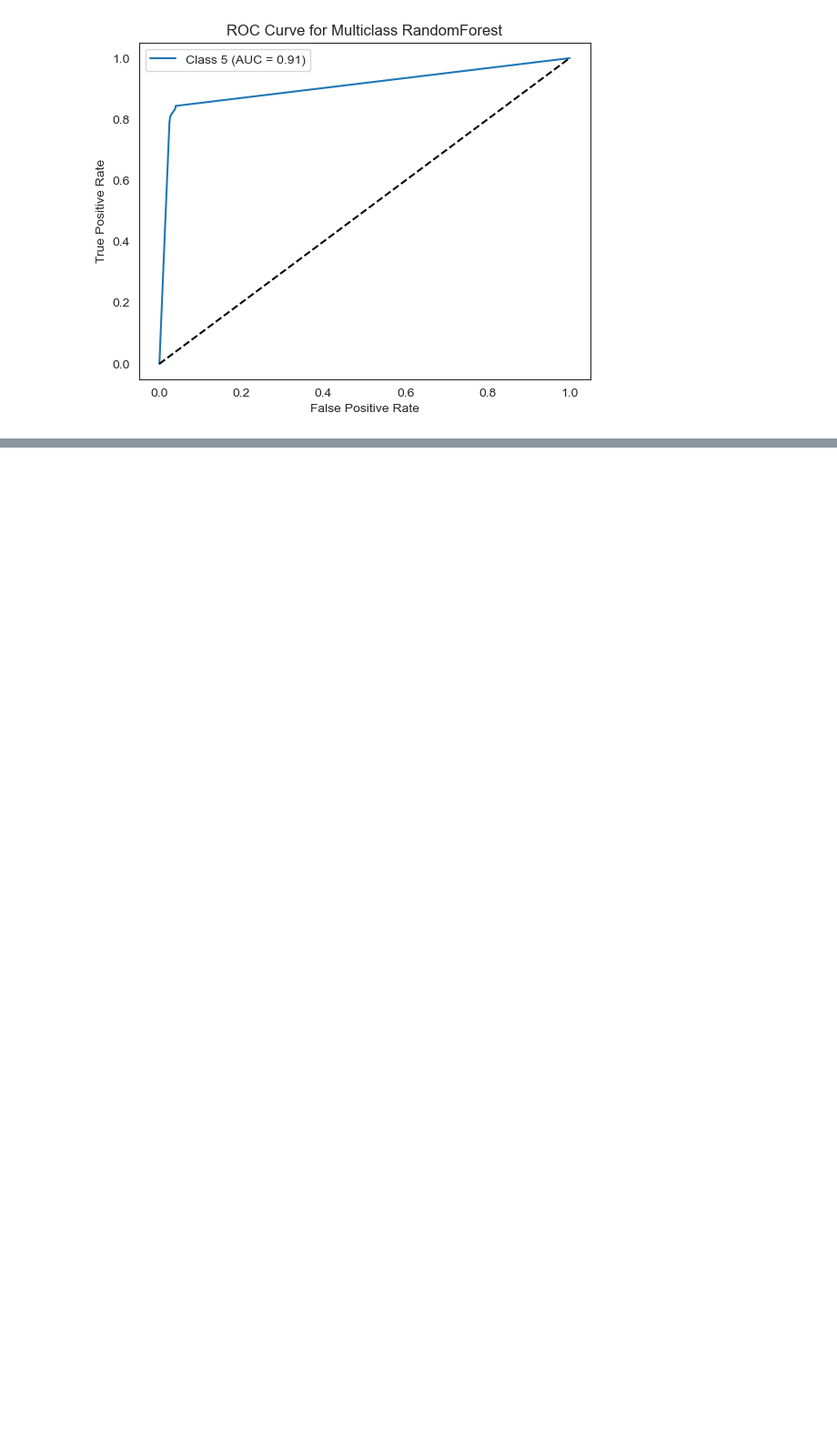
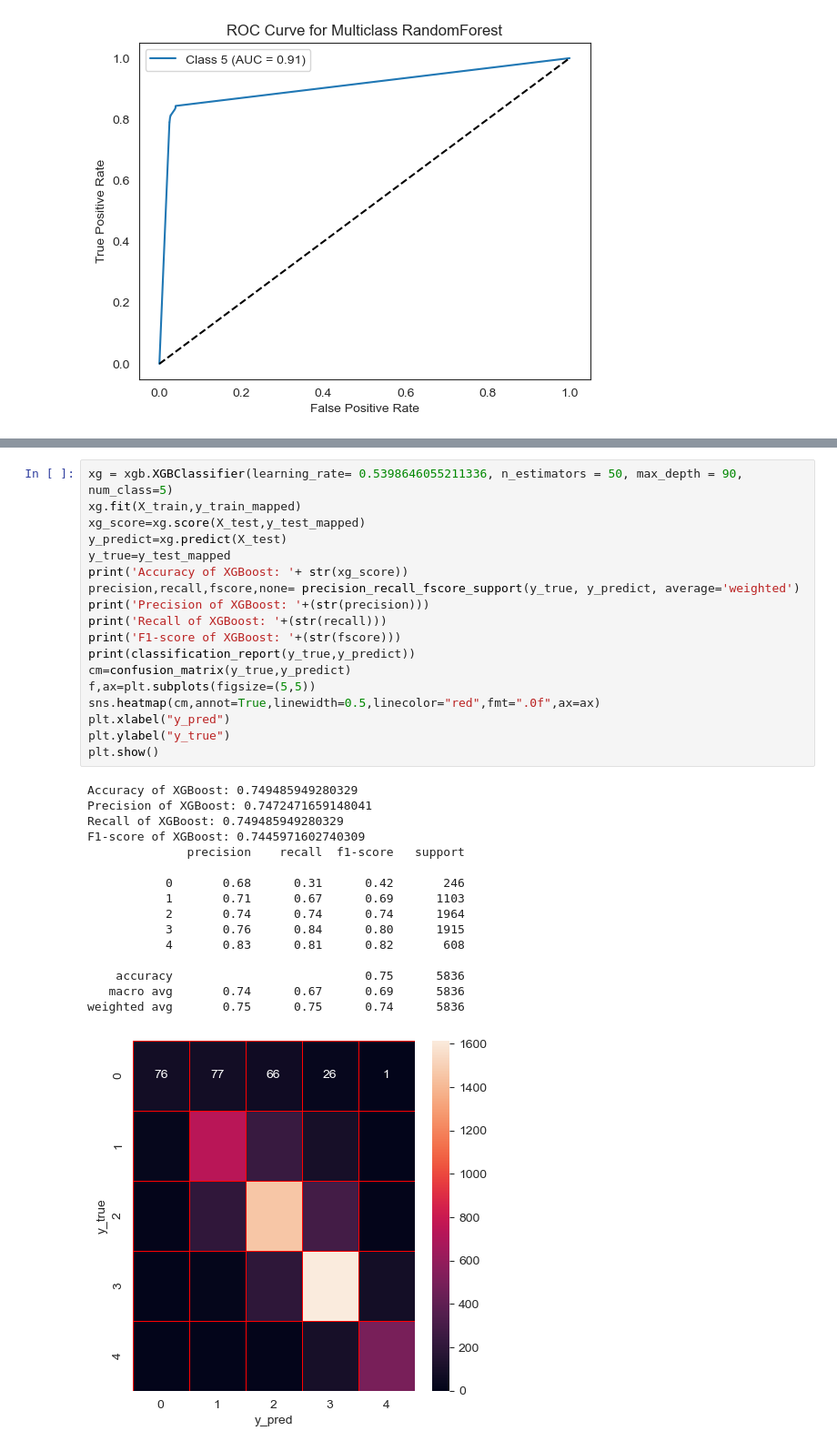
Before and after one commit to samthe030201/Nissan-Elective-Microproject, a Jupyter notebook: Micro Project.ipynb, the cells around one changed output, grey strips where cells are left out. Shown at 91% size. Cells and saved outputs as stored; diff of their text form; blank space fills up the shorter version.

```diff
--- a/Micro Project.ipynb
+++ b/Micro Project.ipynb
@@ -993,0 +1113,35 @@ plt.show()
+# %%
+xg = xgb.XGBClassifier(learning_rate= 0.5398646055211336, n_estimators = 50, max_depth = 90, num_class=5)
+xg.fit(X_train,y_train_mapped)
+xg_score=xg.score(X_test,y_test_mapped)
+y_predict=xg.predict(X_test)
+y_true=y_test_mapped
+print('Accuracy of XGBoost: '+ str(xg_score))
+precision,recall,fscore,none= precision_recall_fscore_support(y_true, y_predict, average='weighted')
+print('Precision of XGBoost: '+(str(precision)))
+print('Recall of XGBoost: '+(str(recall)))
+print('F1-score of XGBoost: '+(str(fscore)))
+print(classification_report(y_true,y_predict))
+cm=confusion_matrix(y_true,y_predict)
+f,ax=plt.subplots(figsize=(5,5))
+sns.heatmap(cm,annot=True,linewidth=0.5,linecolor="red",fmt=".0f",ax=ax)
+plt.xlabel("y_pred")
+plt.ylabel("y_true")
+plt.show()
+# %% [output]
+Accuracy of XGBoost: 0.749485949280329
+Precision of XGBoost: 0.7472471659148041
+Recall of XGBoost: 0.749485949280329
+F1-score of XGBoost: 0.7445971602740309
+              precision    recall  f1-score   support
+
+           0       0.68      0.31      0.42       246
+           1       0.71      0.67      0.69      1103
+           2       0.74      0.74      0.74      1964
+           3       0.76      0.84      0.80      1915
+           4       0.83      0.81      0.82       608
+
+    accuracy                           0.75      5836
+   macro avg       0.74      0.67      0.69      5836
+weighted avg       0.75      0.75      0.74      5836
+[figure, added]
```
Also changed, not shown: parts of 9 cells of this notebook, 1 other file.
